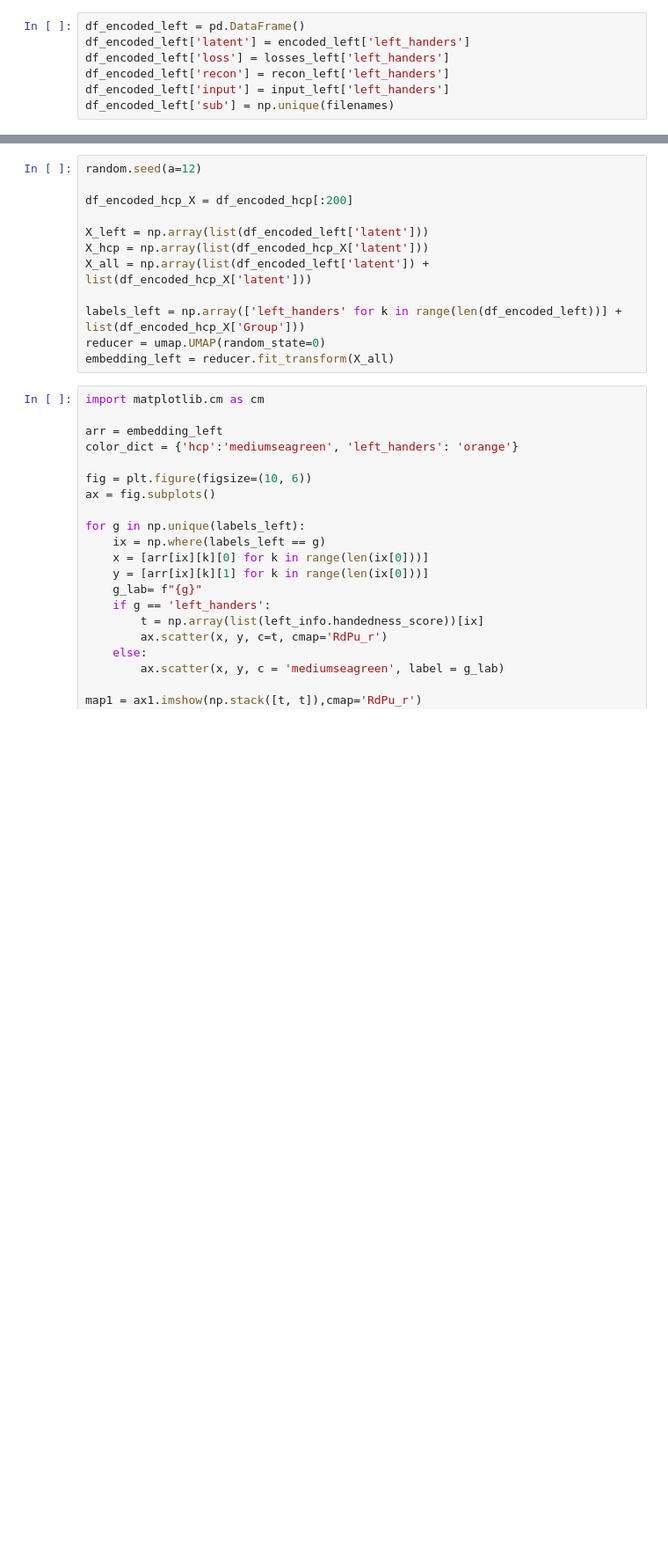
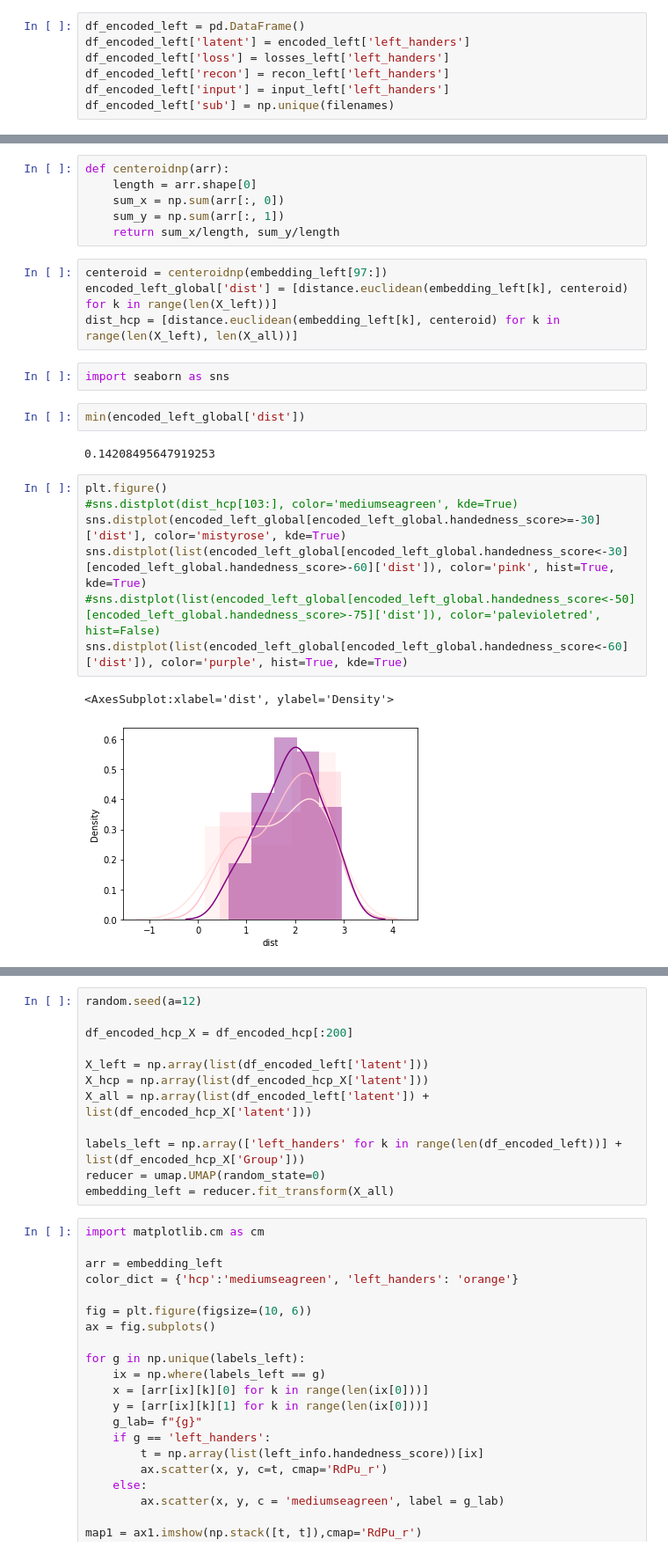
Before and after one commit to neurospin-projects/2022_lguillon_rare_folding_detection, a Jupyter notebook: notebooks/benchmarks_analysis_asymmetry.ipynb, the cells around one changed output, grey strips where cells are left out. Shown at 88% size. Drawn from its saved outputs; the diff is of its cells as text; blank space fills up the shorter version.

```diff
--- a/notebooks/benchmarks_analysis-Copy1.ipynb
+++ b/notebooks/benchmarks_analysis_asymmetry.ipynb
@@ -1042,0 +1282,26 @@ df_encoded_left['sub'] = np.unique(filenames)
+# %%
+def centeroidnp(arr):
+    length = arr.shape[0]
+    sum_x = np.sum(arr[:, 0])
+    sum_y = np.sum(arr[:, 1])
+    return sum_x/length, sum_y/length
+# %%
+centeroid = centeroidnp(embedding_left[97:])
+encoded_left_global['dist'] = [distance.euclidean(embedding_left[k], centeroid) for k in range(len(X_left))]
+dist_hcp = [distance.euclidean(embedding_left[k], centeroid) for k in range(len(X_left), len(X_all))]
+# %%
+import seaborn as sns
+# %%
+min(encoded_left_global['dist'])
+# %% [output]
+0.14208495647919253
+# %%
+plt.figure()
+#sns.distplot(dist_hcp[103:], color='mediumseagreen', kde=True)
+sns.distplot(encoded_left_global[encoded_left_global.handedness_score>=-30]['dist'], color='mistyrose', kde=True)
+sns.distplot(list(encoded_left_global[encoded_left_global.handedness_score<-30][encoded_left_global.handedness_score>-60]['dist']), color='pink', hist=True, kde=True)
+#sns.distplot(list(encoded_left_global[encoded_left_global.handedness_score<-50][encoded_left_global.handedness_score>-75]['dist']), color='palevioletred', hist=False)
+sns.distplot(list(encoded_left_global[encoded_left_global.handedness_score<-60]['dist']), color='purple', hist=True, kde=True)
+# %% [output]
+<AxesSubplot:xlabel='dist', ylabel='Density'>
+[figure, added]
```
Also changed, not shown: parts of 35 cells of this notebook, 14 other files.
